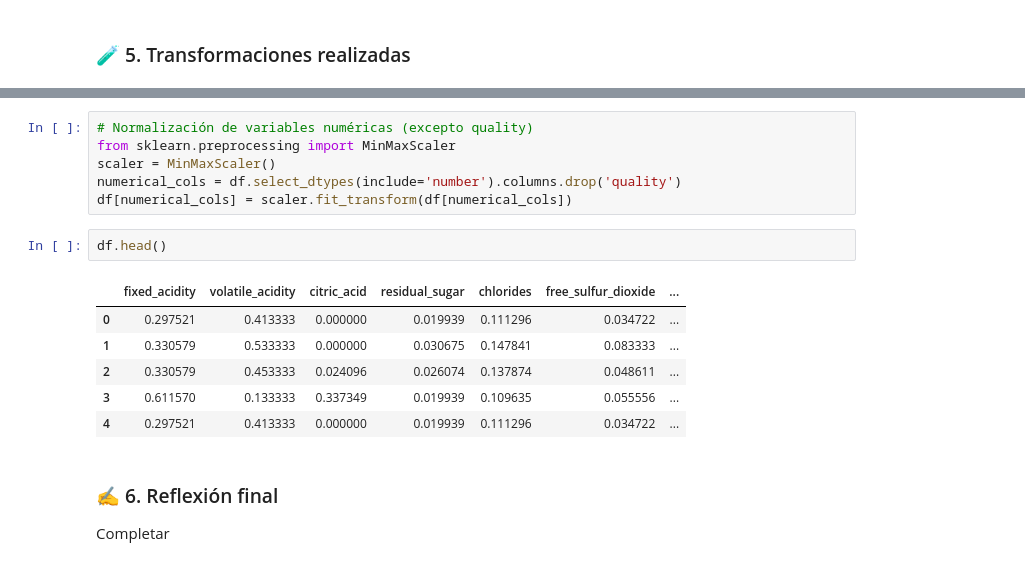
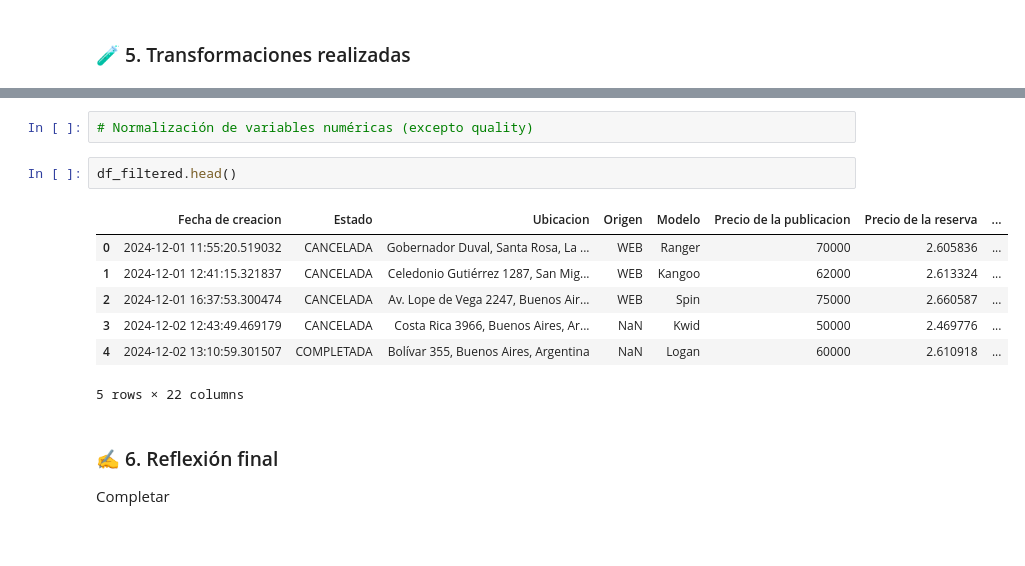
Before and after one commit to dlimachi/TP-ATUA, a Jupyter notebook: TP-Entregable2.ipynb, the cells around one changed output, grey strips where cells are left out. Drawn from its saved outputs; the diff is of its cells as text; blank space fills up the shorter version.

```diff
--- a/TP-Entregable2.ipynb
+++ b/TP-Entregable2.ipynb
@@ -577,18 +627,15 @@ df['quality_label'] = pd.Categorical(df['quality_label'], categories=['low', 'me
 # %%
 # Normalización de variables numéricas (excepto quality)
-from sklearn.preprocessing import MinMaxScaler
-scaler = MinMaxScaler()
-numerical_cols = df.select_dtypes(include='number').columns.drop('quality')
-df[numerical_cols] = scaler.fit_transform(df[numerical_cols])
 # %%
-df.head()
+df_filtered.head()
 # %% [output]
-|  | fixed_acidity | volatile_acidity | citric_acid | residual_sugar | chlorides | free_sulfur_dioxide | ... |
-| 0 | 0.297521 | 0.413333 | 0.000000 | 0.019939 | 0.111296 | 0.034722 | ... |
-| 1 | 0.330579 | 0.533333 | 0.000000 | 0.030675 | 0.147841 | 0.083333 | ... |
-| 2 | 0.330579 | 0.453333 | 0.024096 | 0.026074 | 0.137874 | 0.048611 | ... |
-| 3 | 0.611570 | 0.133333 | 0.337349 | 0.019939 | 0.109635 | 0.055556 | ... |
-| 4 | 0.297521 | 0.413333 | 0.000000 | 0.019939 | 0.111296 | 0.034722 | ... |
+|  | Fecha de creacion | Estado | Ubicacion | Origen | Modelo | Precio de la publicacion | Precio de la reserva | ... |
+| 0 | 2024-12-01 11:55:20.519032 | CANCELADA | Gobernador Duval, Santa Rosa, La ... | WEB | Ranger | 70000 | 2.605836 | ... |
+| 1 | 2024-12-01 12:41:15.321837 | CANCELADA | Celedonio Gutiérrez 1287, San Mig... | WEB | Kangoo | 62000 | 2.613324 | ... |
+| 2 | 2024-12-01 16:37:53.300474 | CANCELADA | Av. Lope de Vega 2247, Buenos Air... | WEB | Spin | 75000 | 2.660587 | ... |
+| 3 | 2024-12-02 12:43:49.469179 | CANCELADA | Costa Rica 3966, Buenos Aires, Ar... | NaN | Kwid | 50000 | 2.469776 | ... |
+| 4 | 2024-12-02 13:10:59.301507 | COMPLETADA | Bolívar 355, Buenos Aires, Argentina | NaN | Logan | 60000 | 2.610918 | ... |
+5 rows × 22 columns
 # %% [markdown]
 ### ✍️ 6. Reflexión final
 
```
Also changed, not shown: parts of 6 cells of this notebook, 3 other files.
